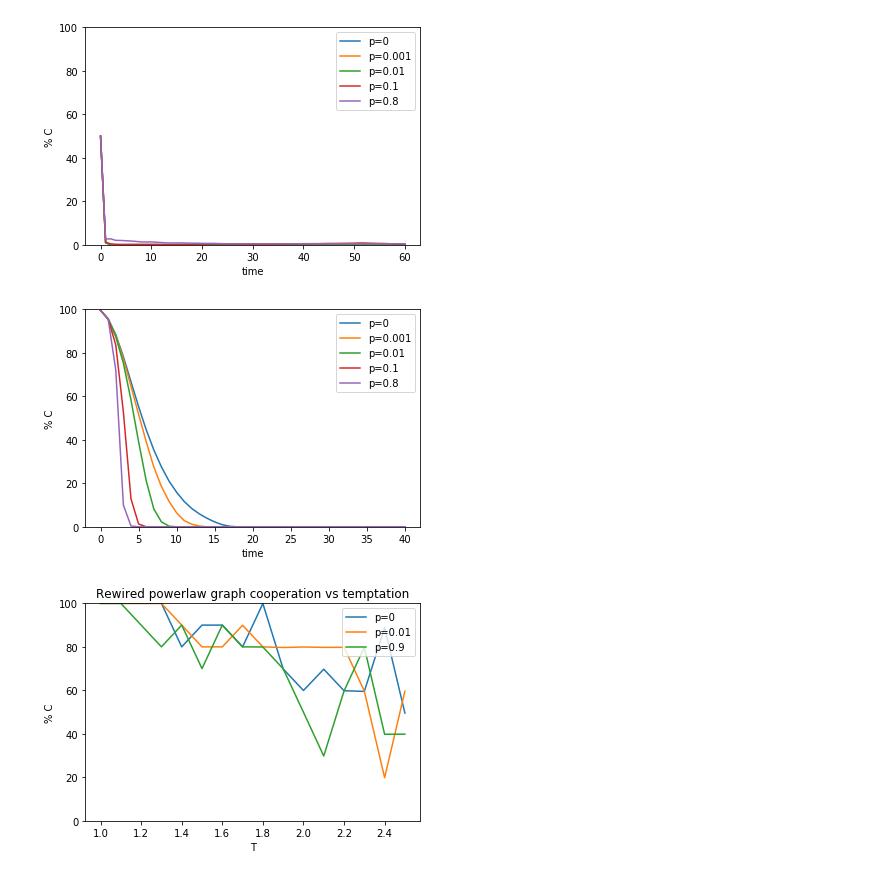
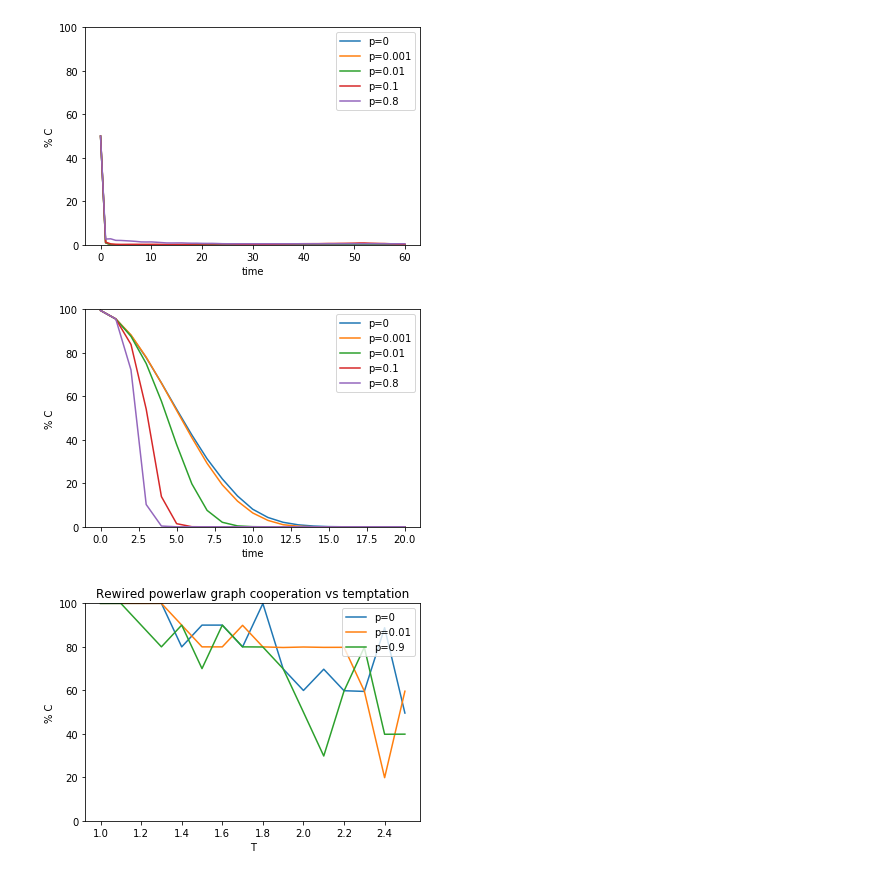
Before and after one commit to nrivkin/ComplexityNetworkProject, a Jupyter notebook: code/Test_suite.ipynb, the cells around one changed output. Cells and saved outputs as stored; diff of their text form; code cells hidden in the pictures.

Commit message:
change figure 2 part

```diff
--- a/code/Test_suite.ipynb
+++ b/code/Test_suite.ipynb
@@ -79,9 +79,9 @@ time_ratio_rewire_graph(n=3600, k=60, graph_type='rewired_lattice', c0=0.5, N=60
 # %% [output]
 [figure]
 # %%
-time_ratio_rewire_graph(n=3600, k=60, graph_type='rewired_lattice', c0=0.995, N=40, M=10, T=3, R=1, P=0, S=0, title='fig2_f.png')
+time_ratio_rewire_graph(n=3600, k=60, graph_type='rewired_lattice', c0=0.995, N=20, M=10, T=3, R=1, P=0, S=0, title='fig2_f.png')
 # %% [output]
-[figure, old version]
+[figure, new version]
 # %%
 T_ratio_graph(n=3600, k=8, graph_type='powerlaw', c0=0.98, N=100, p=0, M=10, T_min= 1, T_max = 2.5, T_steps= 16, \
                  R=1, P=0, S=0)
```
Also changed, not shown: 1 other file.
